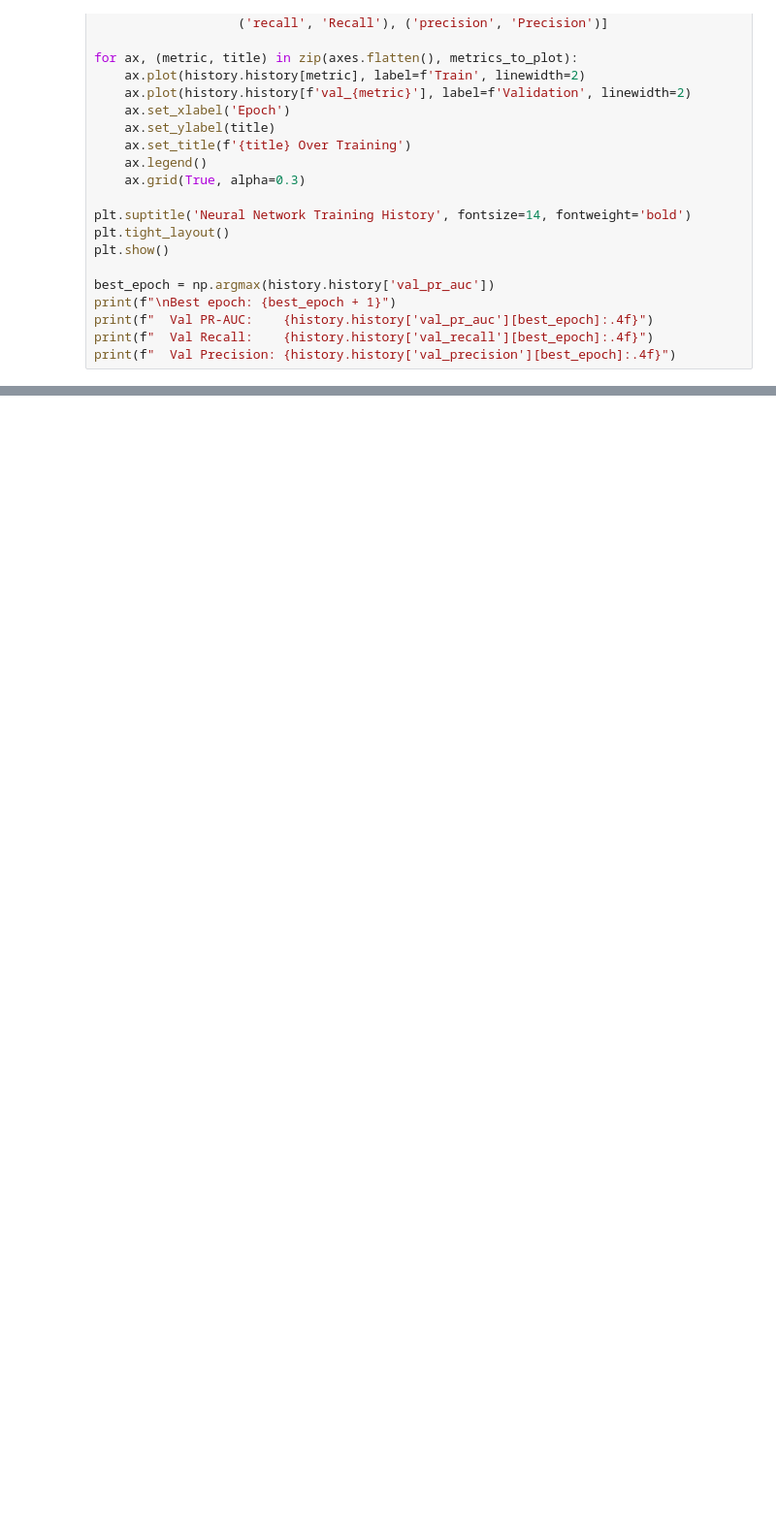
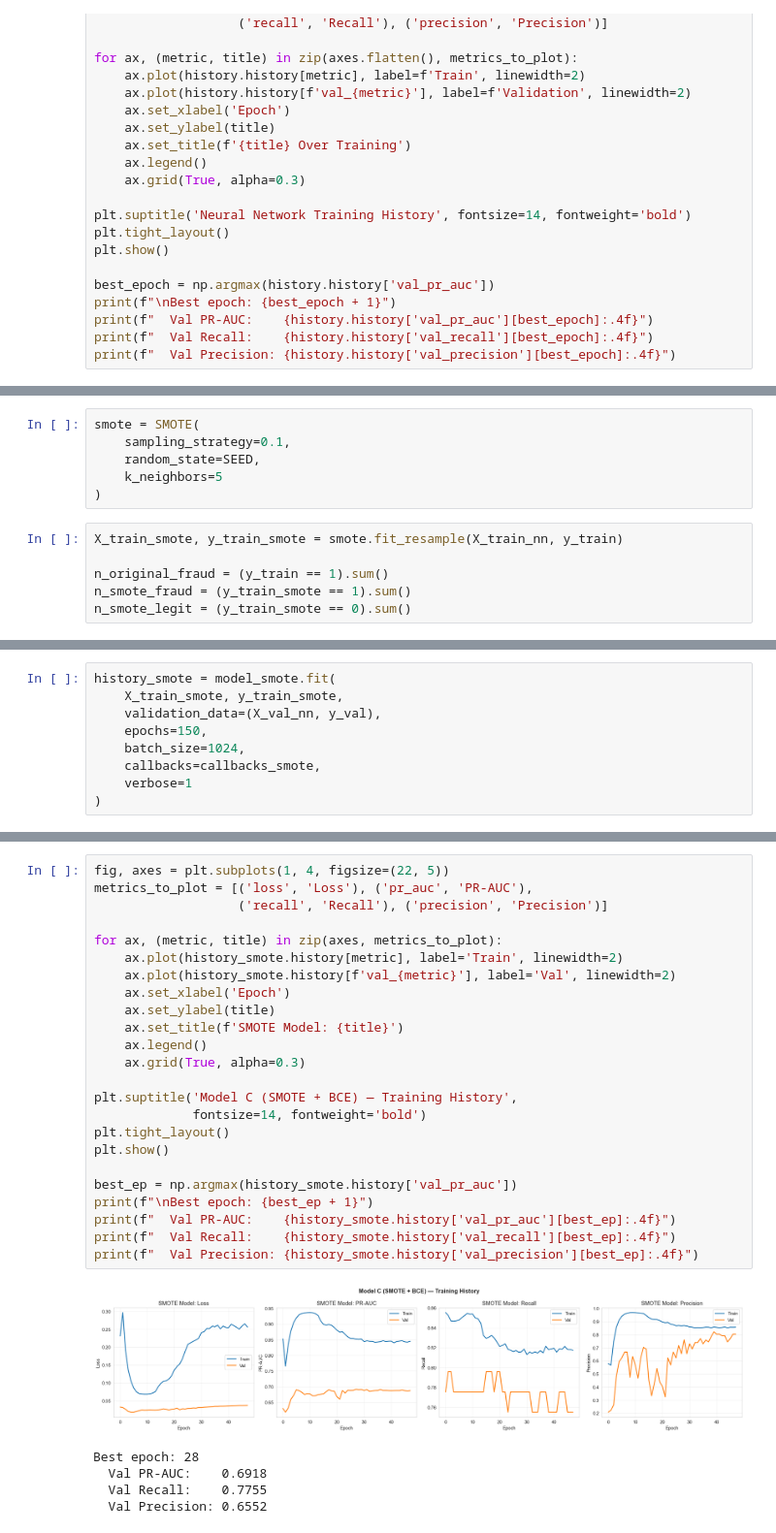
Before and after one commit to pnehete23/credit-card-fraud-detection, a Jupyter notebook: CreditCard_Fraud_Milestone2.ipynb, the cells around one changed output, grey strips where cells are left out. Shown at 97% size. Drawn from its saved outputs; the diff is of its cells as text; blank space fills up the shorter version.

```diff
--- a/CreditCard_Fraud_Milestone2.ipynb
+++ b/CreditCard_Fraud_Milestone2.ipynb
@@ -1233,0 +1600,12 @@ print(f"  Val Precision: {history.history['val_precision'][best_epoch]:.4f}")
+# %%
+smote = SMOTE(
+    sampling_strategy=0.1,
+    random_state=SEED,
+    k_neighbors=5
+)
+# %%
+X_train_smote, y_train_smote = smote.fit_resample(X_train_nn, y_train)
+
+n_original_fraud = (y_train == 1).sum()
+n_smote_fraud = (y_train_smote == 1).sum()
+n_smote_legit = (y_train_smote == 0).sum()
@@ -1233,0 +1685,9 @@ print(f"  Val Precision: {history.history['val_precision'][best_epoch]:.4f}")
+# %%
+history_smote = model_smote.fit(
+    X_train_smote, y_train_smote,
+    validation_data=(X_val_nn, y_val),
+    epochs=150,
+    batch_size=1024,
+    callbacks=callbacks_smote,
+    verbose=1
+)
@@ -1233,0 +1712,30 @@ print(f"  Val Precision: {history.history['val_precision'][best_epoch]:.4f}")
+# %%
+fig, axes = plt.subplots(1, 4, figsize=(22, 5))
+metrics_to_plot = [('loss', 'Loss'), ('pr_auc', 'PR-AUC'),
+                   ('recall', 'Recall'), ('precision', 'Precision')]
+
+for ax, (metric, title) in zip(axes, metrics_to_plot):
+    ax.plot(history_smote.history[metric], label='Train', linewidth=2)
+    ax.plot(history_smote.history[f'val_{metric}'], label='Val', linewidth=2)
+    ax.set_xlabel('Epoch')
+    ax.set_ylabel(title)
+    ax.set_title(f'SMOTE Model: {title}')
+    ax.legend()
+    ax.grid(True, alpha=0.3)
+
+plt.suptitle('Model C (SMOTE + BCE) — Training History',
+             fontsize=14, fontweight='bold')
+plt.tight_layout()
+plt.show()
+
+best_ep = np.argmax(history_smote.history['val_pr_auc'])
+print(f"\nBest epoch: {best_ep + 1}")
+print(f"  Val PR-AUC:    {history_smote.history['val_pr_auc'][best_ep]:.4f}")
+print(f"  Val Recall:    {history_smote.history['val_recall'][best_ep]:.4f}")
+print(f"  Val Precision: {history_smote.history['val_precision'][best_ep]:.4f}")
+# %% [output]
+[figure, added]
+Best epoch: 28
+  Val PR-AUC:    0.6918
+  Val Recall:    0.7755
+  Val Precision: 0.6552
```
Also changed, not shown: parts of 32 cells of this notebook.
